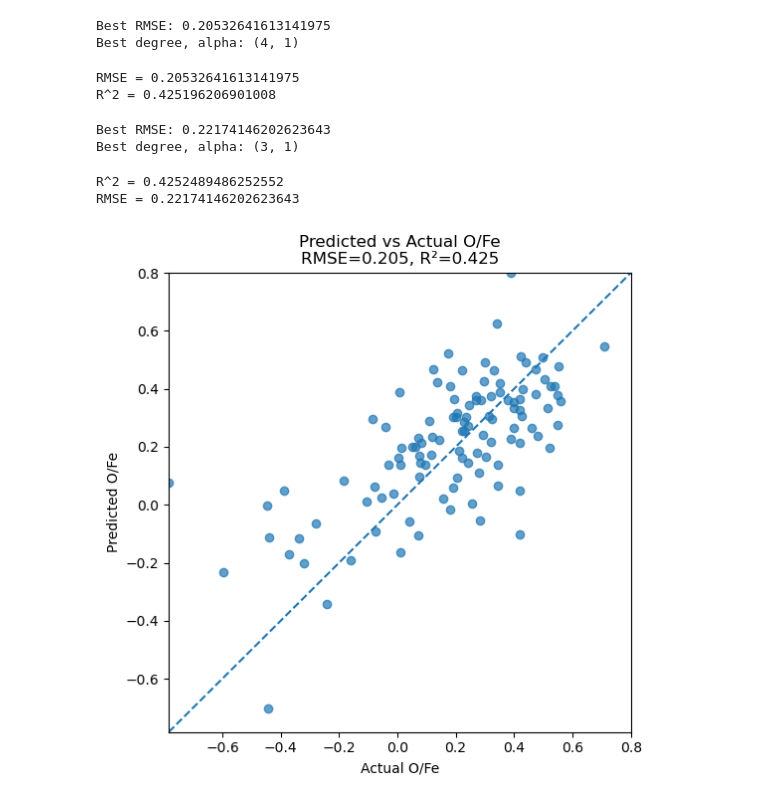
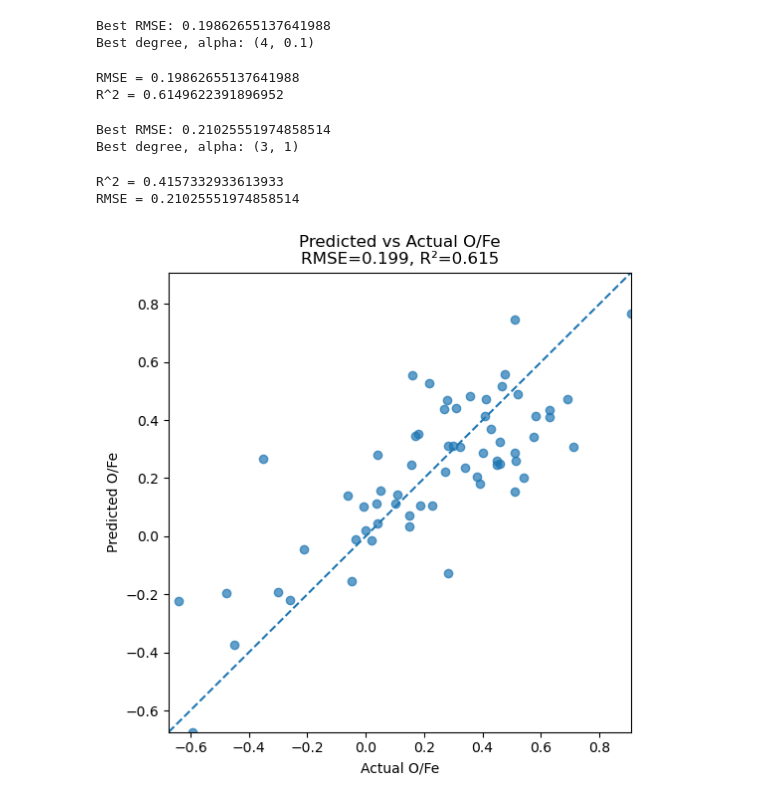
Before and after one commit to abigail-agee/Globular_Clusters_ML, a Jupyter notebook: Polynomial Model/Polynomial Model.ipynb, the cells around one changed output. Cells and saved outputs as stored; diff of their text form; code cells hidden in the pictures.

Commit message:
Update Polynomial Model.ipynb
Changed to use only training data and ordered the equation by importance

```diff
--- a/Polynomial Model/Polynomial Model.ipynb
+++ b/Polynomial Model/Polynomial Model.ipynb
@@ -20,26 +14,21 @@ test_na = pd.read_csv(NA_TEST)
 # %%
 train_o = train_o.copy()
-test_o = test_o.copy()
 
 train_o["FeH_used"] = train_o["Fe/H"].fillna(train_o["Fe/H_o"])
-test_o["FeH_used"] = test_o["Fe/H"].fillna(test_o["Fe/H_o"])
 
-cutoffs={'F275W_abs':8.5, 'F336W_abs':6., 'F438W_abs':6., 'F606W_abs':4., 'F814W_abs':3.}
+cutoffs = {'F275W_abs': 8.5, 'F336W_abs': 6., 'F438W_abs': 6., 'F606W_abs': 4., 'F814W_abs': 3.}
 
 for band, cutoff in cutoffs.items():
     train_o = train_o[train_o[band] <= cutoff]
-    test_o = test_o[test_o[band] <= cutoff]
 
-for df in [train_o, test_o]:
-    df["c1"] = df["F275W_abs"] - df["F336W_abs"]
-    df["c2"] = df["F336W_abs"] - df["F438W_abs"]
-    df["c3"] = df["F438W_abs"] - df["F606W_abs"]
-    df["c4"] = df["F606W_abs"] - df["F814W_abs"]
+train_o["c1"] = train_o["F275W_abs"] - train_o["F336W_abs"]
+train_o["c2"] = train_o["F336W_abs"] - train_o["F438W_abs"]
+train_o["c3"] = train_o["F438W_abs"] - train_o["F606W_abs"]
+train_o["c4"] = train_o["F606W_abs"] - train_o["F814W_abs"]
 
 feature_cols_o = ["c1", "c2", "c3", "c4", "age_Kruijssen", "FeH_used"]
 target_col_o = "O/Fe"
 
 train_o = train_o.dropna(subset=feature_cols_o + [target_col_o])
-test_o = test_o.dropna(subset=feature_cols_o + [target_col_o])
 # %%
 train_na = train_na.copy()
@@ -84,4 +62,10 @@ y_test_na = test_na[target_col_na]
 # %%
+from sklearn.model_selection import train_test_split
+
+X_train_o, X_val_o, y_train_o, y_val_o = train_test_split(
+    X_train_o, y_train_o, test_size=0.2, random_state=42
+)
+
 degrees = [1, 2, 3, 4]
 alphas = [0.01, 0.1, 1, 10, 100, 1000]
 
@@ -97,9 +81,9 @@ for d in degrees:
         ])
 
         model.fit(X_train_o, y_train_o)
-        y_pred_o = model.predict(X_test_o)
+        y_pred_o = model.predict(X_val_o)
 
-        rmse_o = np.sqrt(mean_squared_error(y_test_o, y_pred_o))
+        rmse_o = np.sqrt(mean_squared_error(y_val_o, y_pred_o))
 
         if rmse_o < best_rmse_o:
             best_rmse_o = rmse_o
@@ -108,31 +92,37 @@ for d in degrees:
 print("Best RMSE:", best_rmse_o)
 print("Best degree, alpha:", best_config_o)
 # %% [output]
-Best RMSE: 0.20532641613141975
-Best degree, alpha: (4, 1)
+Best RMSE: 0.19862655137641988
+Best degree, alpha: (4, 0.1)
 # %%
 import matplotlib.pyplot as plt
 import numpy as np
-from sklearn.metrics import r2_score
+from sklearn.metrics import r2_score, mean_squared_error
 
 model_o = Pipeline([
     ("scaler", MinMaxScaler(feature_range=(-1, 1))),
-    ("poly", PolynomialFeatures(degree=4, include_bias=False)),
-    ("ridge", Ridge(alpha=1))
+    ("poly", PolynomialFeatures(degree=best_config_o[0], include_bias=False)),
+    ("ridge", Ridge(alpha=best_config_o[1]))
 ])
 
 model_o.fit(X_train_o, y_train_o)
-y_pred_o = model_o.predict(X_test_o)
+y_pred_o = model_o.predict(X_val_o)
 
-rmse_o = np.sqrt(mean_squared_error(y_test_o, y_pred_o))
-r2_o = r2_score(y_test_o, y_pred_o)
+rmse_o = np.sqrt(mean_squared_error(y_val_o, y_pred_o))
+r2_o = r2_score(y_val_o, y_pred_o)
 
 print("RMSE =", rmse_o)
 print("R^2 =", r2_o)
 # %% [output]
-RMSE = 0.20532641613141975
-R^2 = 0.425196206901008
+RMSE = 0.19862655137641988
+R^2 = 0.6149622391896952
 # %%
+from sklearn.model_selection import train_test_split
+
+X_train_na, X_val_na, y_train_na, y_val_na = train_test_split(
+    X_train_na, y_train_na, test_size=0.2, random_state=42
+)
+
 degrees = [1, 2, 3, 4]
 alphas = [0.01, 0.1, 1, 10, 100, 1000]
 
@@ -148,9 +138,9 @@ for d in degrees:
         ])
 
         model.fit(X_train_na, y_train_na)
-        y_pred_na = model.predict(X_test_na)
+        y_pred_na = model.predict(X_val_na)
 
-        rmse_na = np.sqrt(mean_squared_error(y_test_na, y_pred_na))
+        rmse_na = np.sqrt(mean_squared_error(y_val_na, y_pred_na))
 
         if rmse_na < best_rmse_na:
             best_rmse_na = rmse_na
@@ -159,41 +149,41 @@ for d in degrees:
 print("Best RMSE:", best_rmse_na)
 print("Best degree, alpha:", best_config_na)
 # %% [output]
-Best RMSE: 0.22174146202623643
+Best RMSE: 0.21025551974858514
 Best degree, alpha: (3, 1)
 # %%
 model_na = Pipeline([
     ("scaler", MinMaxScaler(feature_range=(-1, 1))),
-    ("poly", PolynomialFeatures(degree=3, include_bias=False)),
-    ("ridge", Ridge(alpha=1.0))
+    ("poly", PolynomialFeatures(degree=best_config_na[0], include_bias=False)),
+    ("ridge", Ridge(alpha=best_config_na[1]))
 ])
 
 model_na.fit(X_train_na, y_train_na)
-y_pred_na = model_na.predict(X_test_na)
+y_pred_na = model_na.predict(X_val_na)
 
-rmse_na = np.sqrt(mean_squared_error(y_test_na, y_pred_na))
-r2_na = r2_score(y_test_na, y_pred_na)
+rmse_na = np.sqrt(mean_squared_error(y_val_na, y_pred_na))
+r2_na = r2_score(y_val_na, y_pred_na)
 
 print("R^2 =", r2_na)
 print("RMSE =", rmse_na)
 # %% [output]
-R^2 = 0.4252489486252552
-RMSE = 0.22174146202623643
+R^2 = 0.4157332933613933
+RMSE = 0.21025551974858514
 # %%
 plt.figure(figsize=(6, 6))
-plt.scatter(y_test_o, y_pred_o, alpha=0.7)
+plt.scatter(y_val_o, y_pred_o, alpha=0.7)
 
-min_val = min(y_test_o.min(), y_pred_o.min())
-max_val = max(y_test_o.max(), y_pred_o.max())
+min_val = min(y_val_o.min(), y_pred_o.min())
+max_val = max(y_val_o.max(), y_pred_o.max())
 plt.plot([min_val, max_val], [min_val, max_val], linestyle='--')
 
 plt.xlabel("Actual O/Fe")
 plt.ylabel("Predicted O/Fe")
 plt.title(f"Predicted vs Actual O/Fe\nRMSE={rmse_o:.3f}, R²={r2_o:.3f}")
 plt.xlim(min_val, max_val)
 plt.ylim(min_val, max_val)
 plt.show()
 # %% [output]
-[figure, old version]
+[figure, new version]
 # %%
 plt.figure(figsize=(6, 6))
```
Also changed, not shown: parts of 9 cells of this notebook.
